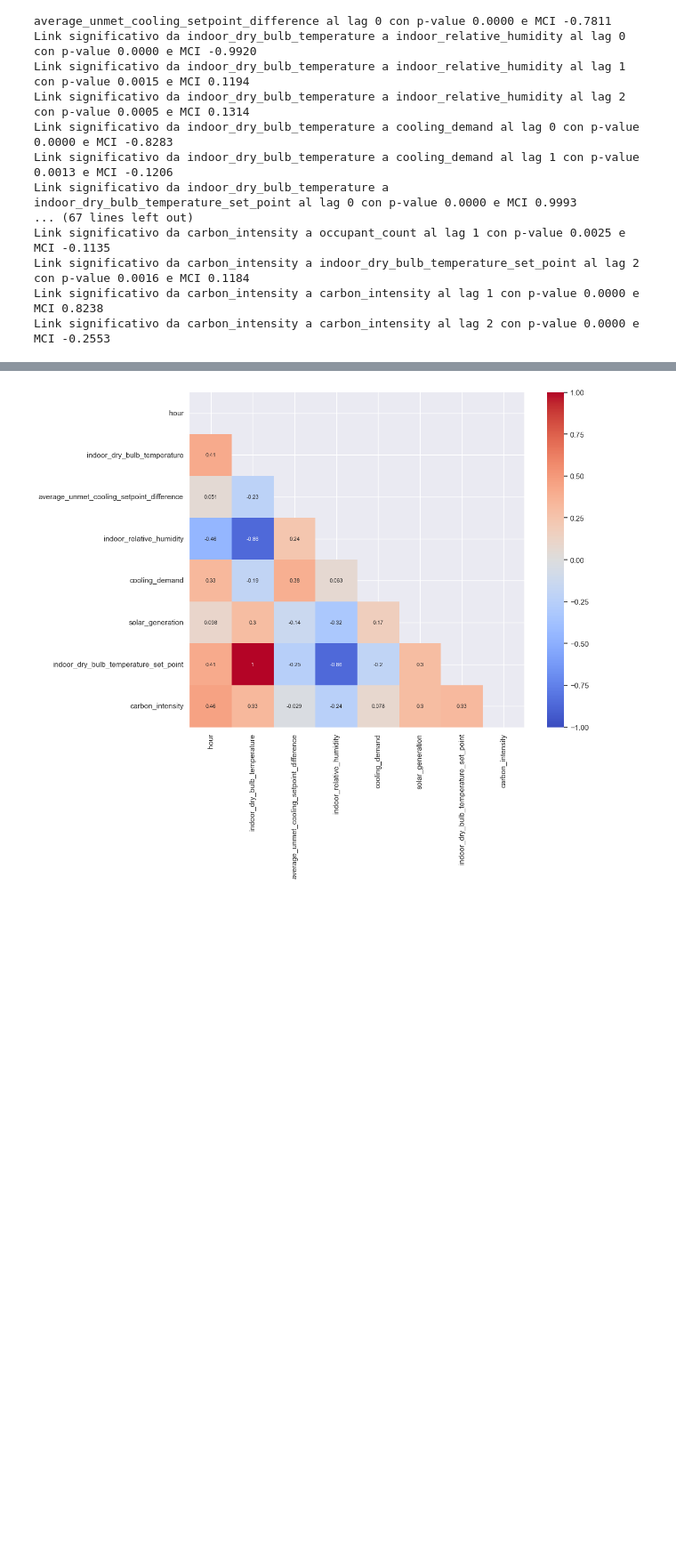
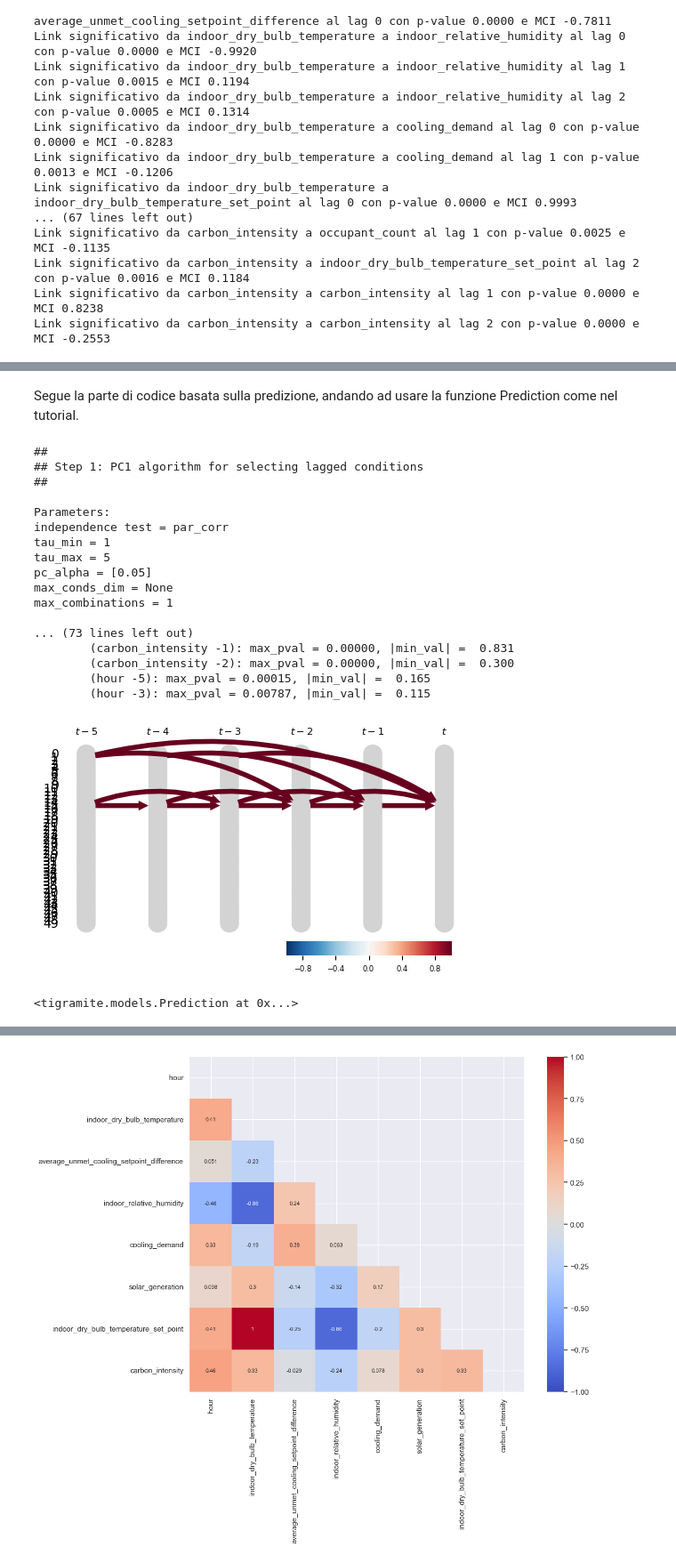
Before and after one commit to simoross/Tesi, a Jupyter notebook: prova.ipynb, the cells around one changed output, grey strips where cells are left out. Shown at 89% size. Drawn from its saved outputs; the diff is of its cells as text; code cells hidden in the pictures; blank space fills up the shorter version.

Commit message:
Add files via upload
Caricamento del file prova con le modifiche contenenti la parte di Predizione

```diff
--- a/prova.ipynb
+++ b/prova.ipynb
@@ -188,0 +189,64 @@ tp.plot_time_series_graph(
+# %% [markdown]
+Segue la parte di codice basata sulla predizione, andando ad usare la funzione Prediction come nel tutorial.
+# %%
+T = data_array.shape[0]
+
+pred = Prediction(dataframe=dataframe,
+        cond_ind_test=ParCorr(),   #CMIknn ParCorr
+        prediction_model = sklearn.linear_model.LinearRegression(),
+#         prediction_model = sklearn.gaussian_process.GaussianProcessRegressor(),
+        # prediction_model = sklearn.neighbors.KNeighborsRegressor(),
+    data_transform=sklearn.preprocessing.StandardScaler(),
+    train_indices= range(int(0.75*T)),
+    test_indices= range(int(0.25*T), T),
+    verbosity=1
+    )
+# %%
+target = 15
+tau_max = 5
+predictors = pred.get_predictors(
+                  selected_targets=[target],
+                  steps_ahead=1,
+                  tau_max=tau_max,
+                  pc_alpha=0.05
+                  )
+
+graph = np.zeros((50, 50, tau_max+1), dtype='bool')
+for j in [target]:
+    for p in predictors[j]:
+        graph[p[0], j, abs(p[1])] = 1
+
+# Plot time series graph
+tp.plot_time_series_graph(
+    figsize=(6, 3),
+#     node_aspect=2.,
+    val_matrix=np.ones(graph.shape),
+    graph=graph,
+    var_names=None,
+    link_colorbar_label='',
+    ); plt.show()
+# %% [output]
+##
+## Step 1: PC1 algorithm for selecting lagged conditions
+##
+
+Parameters:
+independence test = par_corr
+tau_min = 1
+tau_max = 5
+pc_alpha = [0.05]
+max_conds_dim = None
+max_combinations = 1
+
+... (73 lines left out)
+        (carbon_intensity -1): max_pval = 0.00000, |min_val| =  0.831
+        (carbon_intensity -2): max_pval = 0.00000, |min_val| =  0.300
+        (hour -5): max_pval = 0.00015, |min_val| =  0.165
+        (hour -3): max_pval = 0.00787, |min_val| =  0.115
+[figure, added]
+# %%
+pred.fit(target_predictors=predictors,
+                selected_targets=[target],
+                    tau_max=tau_max)
+# %% [output]
+<tigramite.models.Prediction at 0x...>
```
Also changed, not shown: parts of 7 cells of this notebook.
